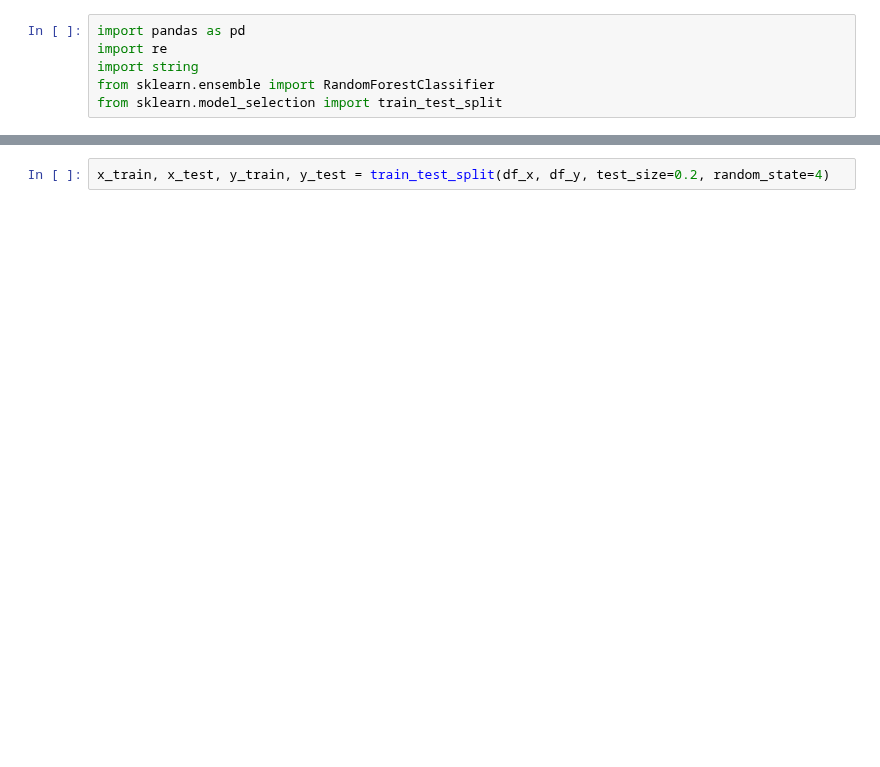
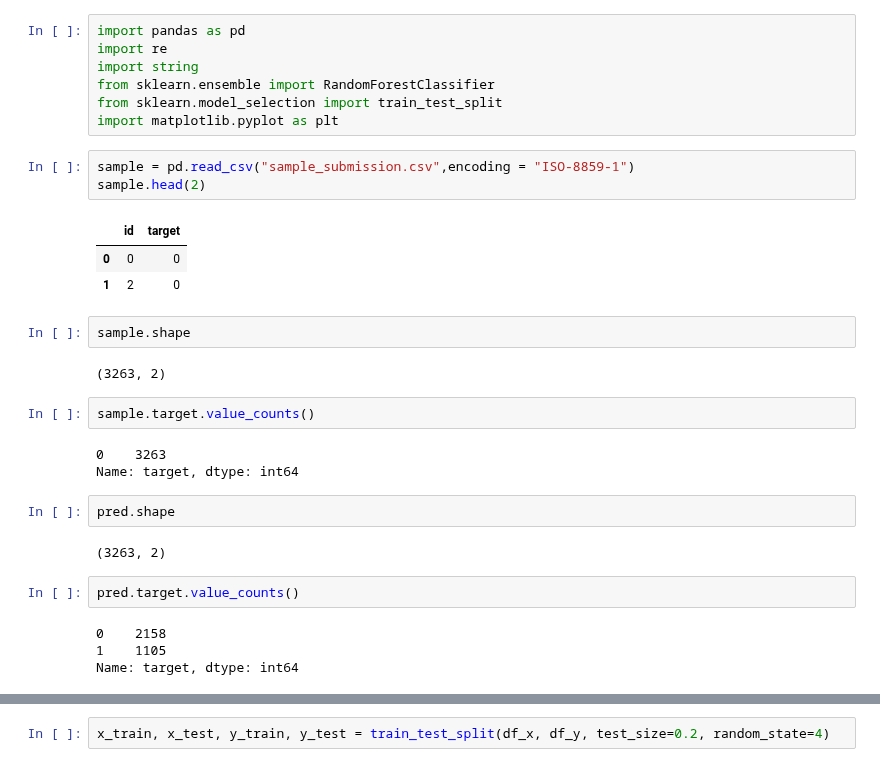
Before and after one commit to andi-carretero/TP2_Datos, a Jupyter notebook: Random_Forest.ipynb, the cells around one changed output, grey strips where cells are left out. Saved outputs shown, nothing was run; the diff lists cells and outputs as text; blank space fills up the shorter version.

```diff
--- a/Random_Forest.ipynb
+++ b/Random_Forest.ipynb
@@ -4,3 +4,30 @@ import re
 import string
 from sklearn.ensemble import RandomForestClassifier
 from sklearn.model_selection import train_test_split
+import matplotlib.pyplot as plt
+# %%
+sample = pd.read_csv("sample_submission.csv",encoding = "ISO-8859-1")
+sample.head(2)
+# %% [output]
+|  | id | target |
+| 0 | 0 | 0 |
+| 1 | 2 | 0 |
+# %%
+sample.shape
+# %% [output]
+(3263, 2)
+# %%
+sample.target.value_counts()
+# %% [output]
+0    3263
+Name: target, dtype: int64
+# %%
+pred.shape
+# %% [output]
+(3263, 2)
+# %%
+pred.target.value_counts()
+# %% [output]
+0    2158
+1    1105
+Name: target, dtype: int64
```
Also changed, not shown: parts of 49 cells of this notebook.
